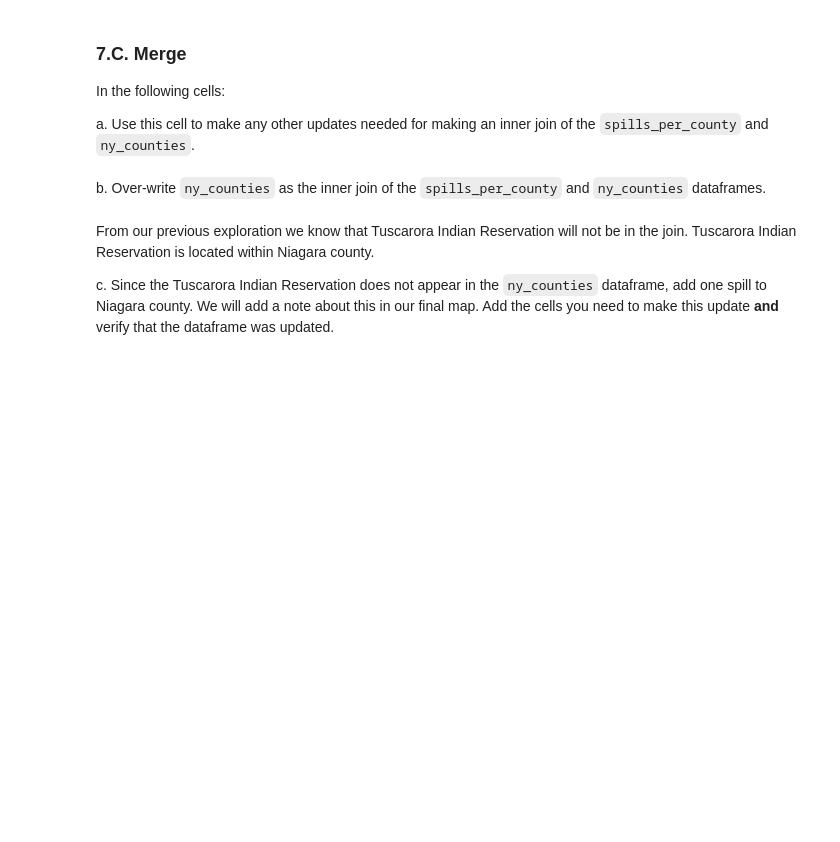
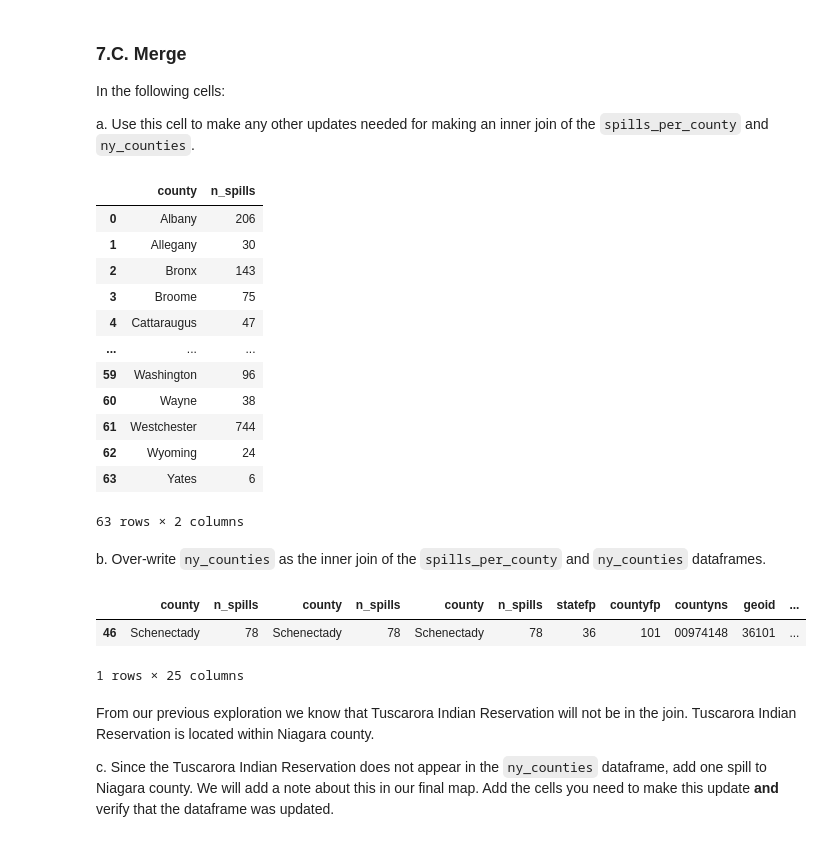
Before and after one commit to sofiiir/eds220-hwk3, a Jupyter notebook: hwk3-task1-spills.ipynb, the cells around one changed output. Drawn from its saved outputs; the diff is of its cells as text; code cells hidden in the pictures; blank space fills up the shorter version.

```diff
--- a/hwk3-task1-spills.ipynb
+++ b/hwk3-task1-spills.ipynb
@@ -379,3 +568,9 @@ e. What is the number of spills in 'Tuscarora Indian Reservation'?
 ### 7.B. Data updates
 
 In the next cell, update 'St Lawrence' to 'St. Lawrence' in `spills_per_county` data frame and Verify the update was successful.
+# %%
+# Replace 'St Lawrence' with 'St. Lawrence'
+spills_per_county['county'] = spills_per_county['county'].str.replace('St Lawrence', 'St. Lawrence')
+
+# Check the sorted county values include St. Lawrence
+sorted(spills_per_county['county'].unique())
@@ -385,8 +598,35 @@ In the next cell, update 'St Lawrence' to 'St. Lawrence' in `spills_per_county`
 In the following cells:
 
 a. Use this cell to make any other updates needed for making an inner join of the `spills_per_county` and `ny_counties`.
+# %%
+# Remove New Jersey county since its not in New York
+spills_per_county = spills_per_county[~spills_per_county.county.isin(['New Jersey - Region 2'])]
+
+spills_per_county
+# %% [output]
+|  | county | n_spills |
+| 0 | Albany | 206 |
+| 1 | Allegany | 30 |
+| 2 | Bronx | 143 |
+| 3 | Broome | 75 |
+| 4 | Cattaraugus | 47 |
+| ... | ... | ... |
+| 59 | Washington | 96 |
+| 60 | Wayne | 38 |
+| 61 | Westchester | 744 |
+| 62 | Wyoming | 24 |
+| 63 | Yates | 6 |
+63 rows × 2 columns
 # %% [markdown]
 b. Over-write `ny_counties` as the  inner join of the `spills_per_county` and `ny_counties` dataframes.
+# %%
+# THIS IS WRONG
+ny_counties = pd.concat([spills_per_county, ny_counties], axis=1, join="inner")
+ny_counties.head()
+# %% [output]
+|  | county | n_spills | county | n_spills | county | n_spills | statefp | countyfp | countyns | geoid | ... |
+| 46 | Schenectady | 78 | Schenectady | 78 | Schenectady | 78 | 36 | 101 | 00974148 | 36101 | ... |
+1 rows × 25 columns
 # %% [markdown]
 
 From our previous exploration we know that Tuscarora Indian Reservation will not be in the join. Tuscarora Indian Reservation is located within Niagara county.
```
Also changed, not shown: parts of 17 cells of this notebook.
